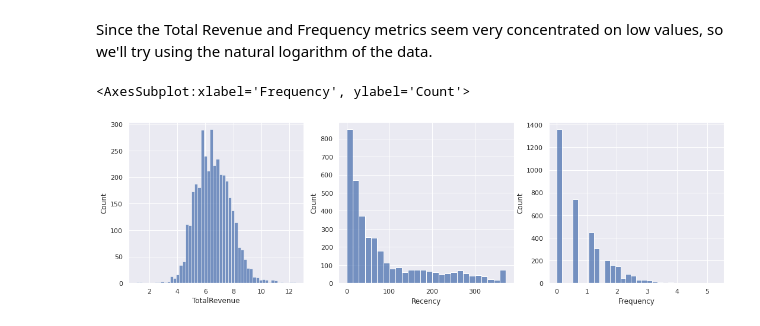
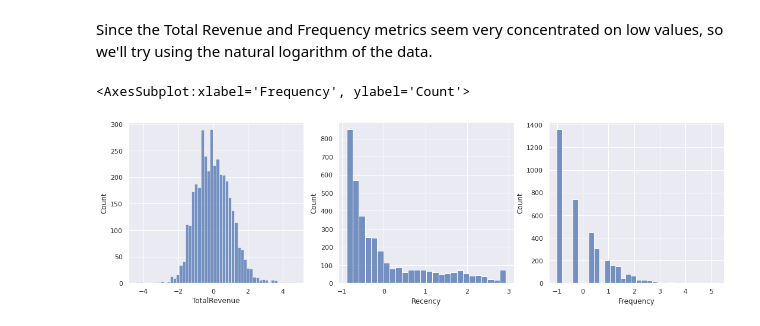
Before and after one commit to brenosakaguti/clustering, a Jupyter notebook: clusterization.ipynb, the cells around one changed output. Saved outputs shown, nothing was run; the diff lists cells and outputs as text; code cells hidden in the pictures.

Commit message:
rescaled the data and used UMAP to visualize

```diff
--- a/clusterization.ipynb
+++ b/clusterization.ipynb
@@ -187,17 +191,25 @@ sns.histplot(df2["Frequency"], ax=ax3)
 [figure]
 # %% [markdown]
 Since the Total Revenue and Frequency metrics seem very concentrated on low values, so we'll try using the natural logarithm of the data.
+# %%
+df3 = df2.copy()
 # %%
-df2["TotalRevenue"] = np.log(df2["TotalRevenue"])
-df2["Frequency"] = np.log(df2["Frequency"])
+df3["TotalRevenue"] = np.log(df3["TotalRevenue"])
+df3["Frequency"] = np.log(df3["Frequency"])
+# %%
+X = df3.drop(columns=["CustomerID"])
+scaler = StandardScaler()
+X = scaler.fit_transform(X)
+# %%
+X = pd.DataFrame(X, columns = df3.columns[1:])
 # %%
 fig, ax = plt.subplots(figsize=(18,5))
 ax1 = plt.subplot(1,3,1)
-sns.histplot(df2["TotalRevenue"], ax=ax1)
+sns.histplot(X["TotalRevenue"], ax=ax1)
 ax2 = plt.subplot(1,3,2)
-sns.histplot(df2["Recency"], ax=ax2)
+sns.histplot(X["Recency"], ax=ax2)
 ax3 = plt.subplot(1,3,3)
-sns.histplot(df2["Frequency"], ax=ax3)
+sns.histplot(X["Frequency"], ax=ax3)
 # %% [output]
 <AxesSubplot:xlabel='Frequency', ylabel='Count'>
-[figure, old version]
+[figure, new version]
```
Also changed, not shown: parts of 19 cells of this notebook.
